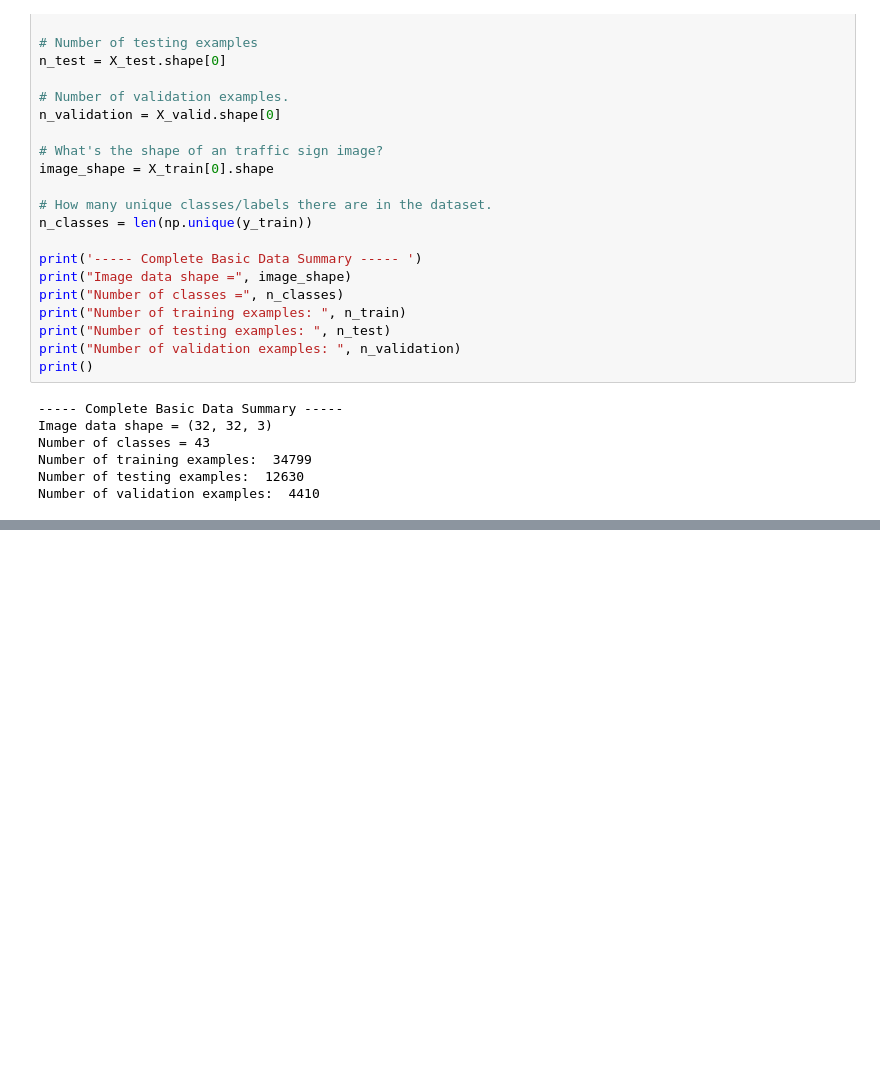
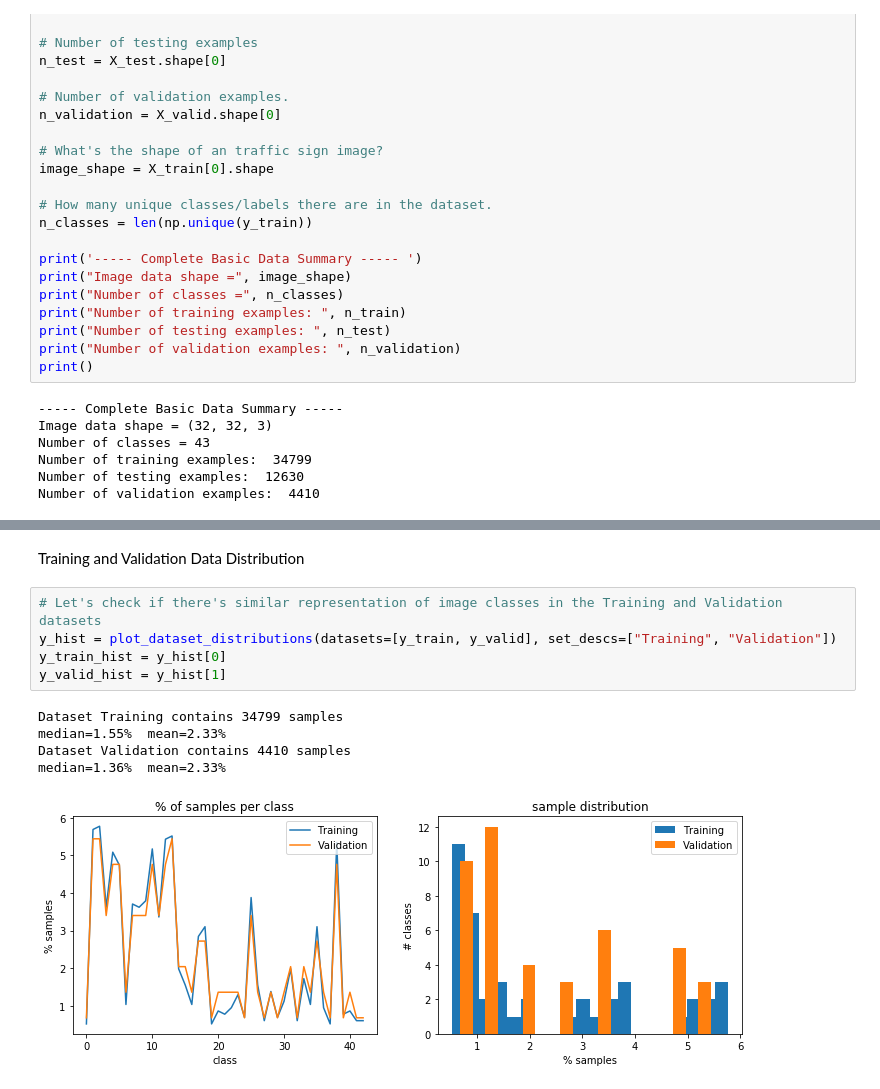
Before and after one commit to apanchal/iima-epaba-batch03, a Jupyter notebook: notebooks/0000_001_1.ipynb, the cells around one changed output, grey strips where cells are left out. Saved outputs shown, nothing was run; the diff lists cells and outputs as text; blank space fills up the shorter version.

Commit message:
Initial checkins

```diff
--- a/notebooks/0000_001_1.ipynb
+++ b/notebooks/0000_001_1.ipynb
@@ -121,0 +118,13 @@ def plot_dataset_distributions(datasets, set_descs):
+# %% [markdown]
+Training and Validation Data Distribution
+# %%
+# Let's check if there's similar representation of image classes in the Training and Validation datasets
+y_hist = plot_dataset_distributions(datasets=[y_train, y_valid], set_descs=["Training", "Validation"])
+y_train_hist = y_hist[0]
+y_valid_hist = y_hist[1]
+# %% [output]
+Dataset Training contains 34799 samples
+median=1.55%  mean=2.33%
+Dataset Validation contains 4410 samples
+median=1.36%  mean=2.33%
+[figure, added]
```
Also changed, not shown: parts of 13 cells of this notebook, 5 other files.
